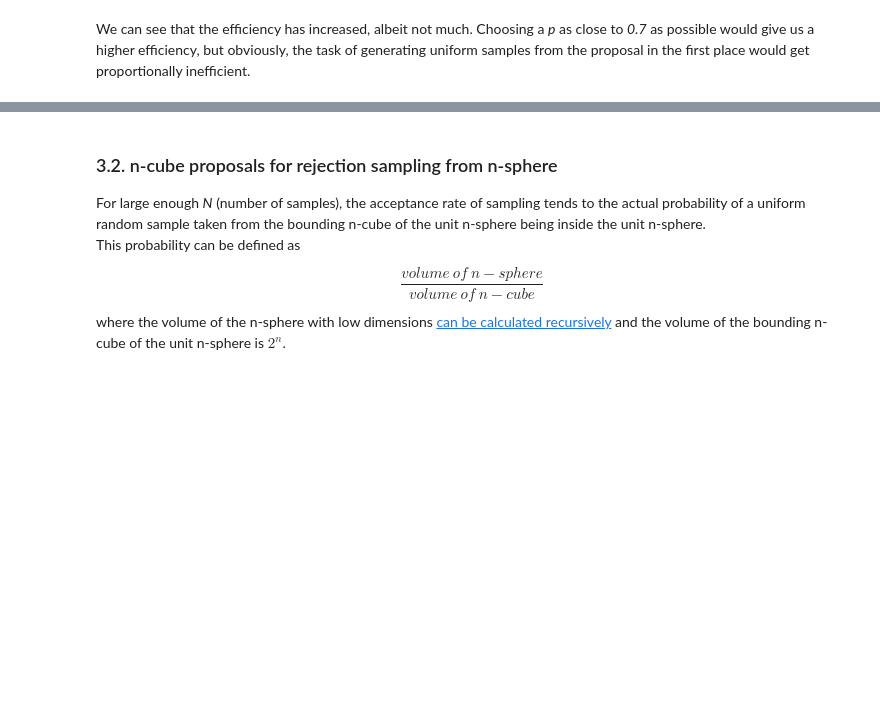
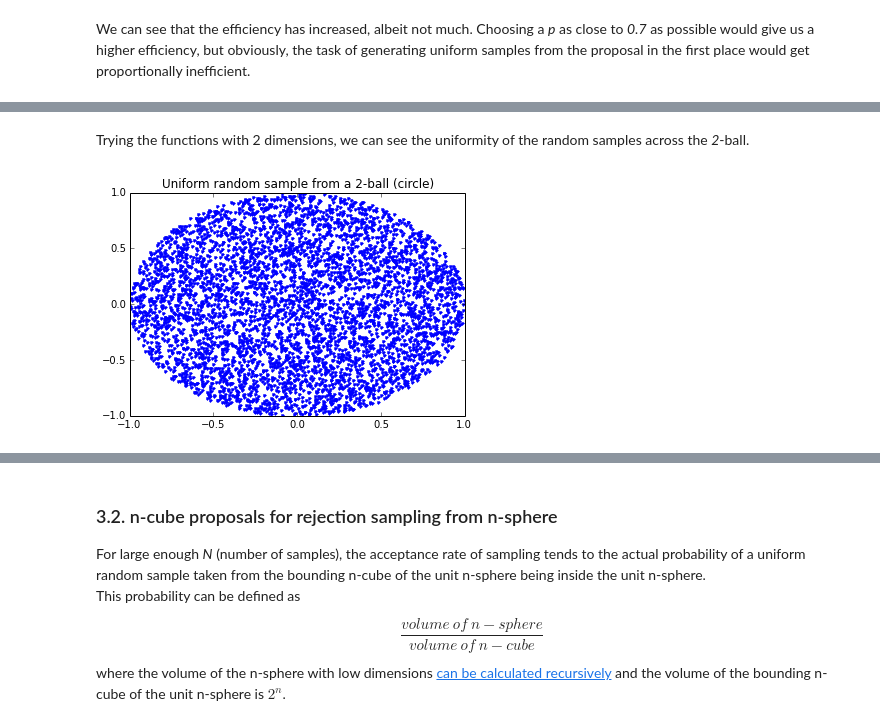
Before and after one commit to Bogazici-CMPE548-Spring2016/Cmpe548-Assignment1, a Jupyter notebook: assignment1.ipynb, the cells around one changed output, grey strips where cells are left out. Saved outputs shown, nothing was run; the diff lists cells and outputs as text; code cells hidden in the pictures; blank space fills up the shorter version.

```diff
--- a/assignment1.ipynb
+++ b/assignment1.ipynb
@@ -112,5 +105,0 @@ WIP.
-# %%
-theta = np.random.rand(N)*2*np.pi
-r = np.power(np.random.rand(N),0.5)
-x = r*np.cos(theta)
-y = r*np.sin(theta)
@@ -150,0 +114,27 @@ print(t1)
+# %%
+def random_r(dim, N):
+    return np.power(np.random.rand(N),1/dim)
+
+def normalize(vec):
+    total = 0
+    for theta in vec:
+        total+=np.power(theta,2)
+    return vec / np.power(total,0.5)
+
+def random_nball_samples(dim, N):
+    cov = np.zeros((dim,dim))
+    np.fill_diagonal(cov, 1)
+    r = random_r(dim, N)
+    dirs = np.random.multivariate_normal(np.zeros(dim), cov, N)
+    for i in range(len(dirs)):
+        dirs[i] = normalize(dirs[i]) * r[i]
+    return dirs.T
+# %% [markdown]
+Trying the functions with 2 dimensions, we can see the uniformity of the random samples across the *2*-ball.
+# %%
+x, y = random_nball_samples(2, N)
+plt.plot(t1,t2,'.')
+plt.title('Uniform random sample from a 2-ball (circle)')
+plt.show()
+# %% [output]
+[figure, added]
```
Also changed, not shown: parts of 9 cells of this notebook.
